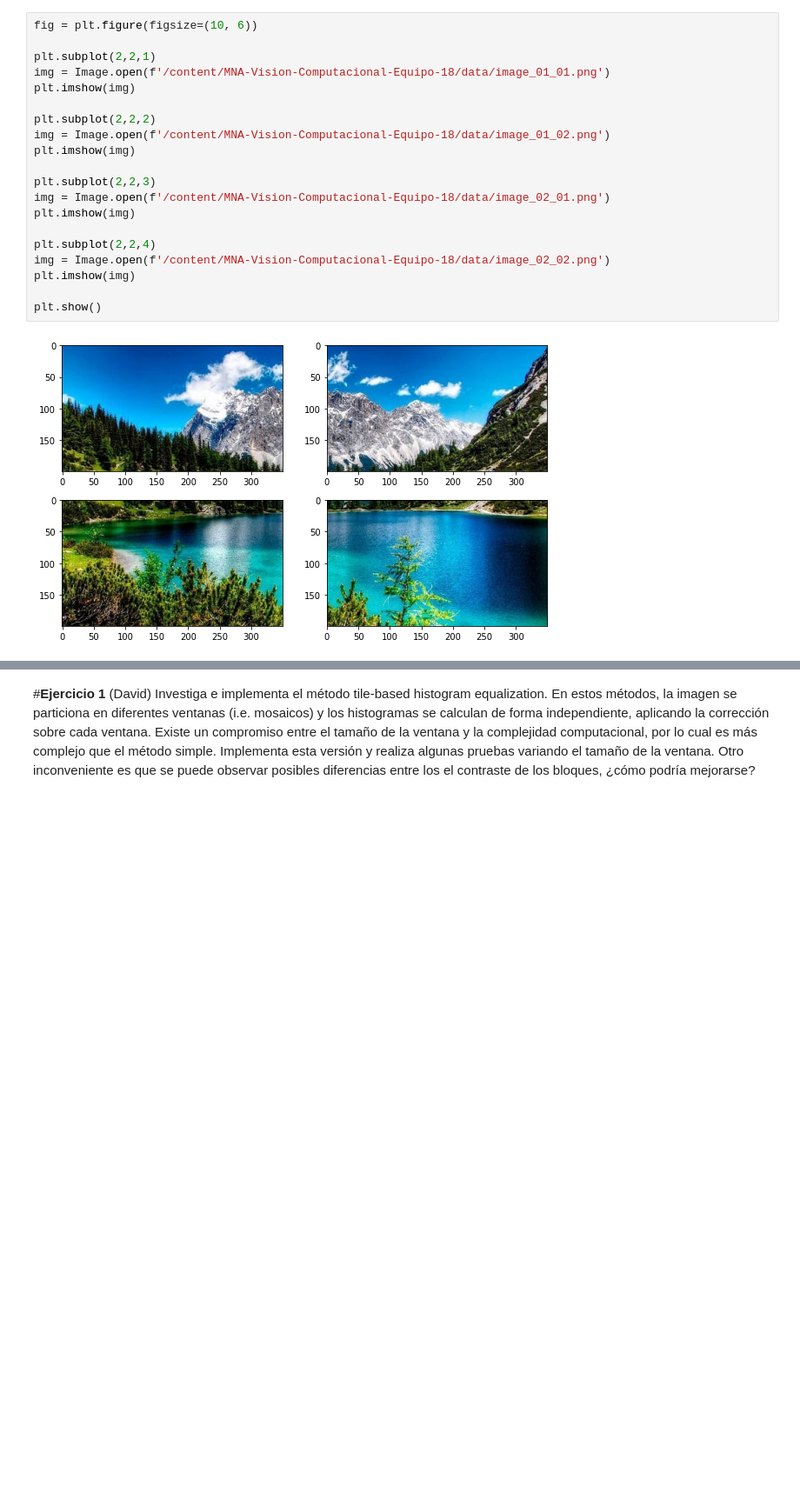
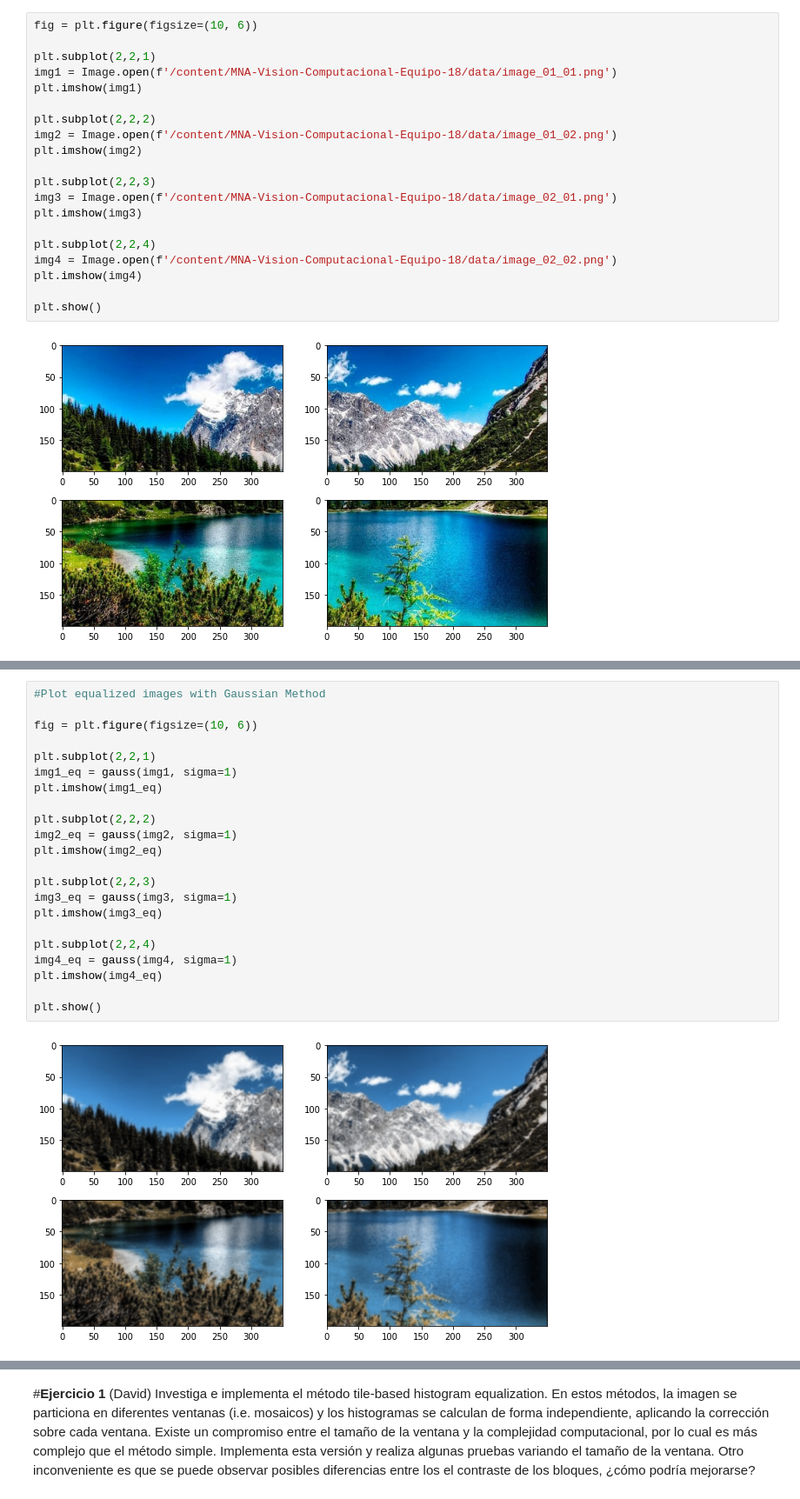
Before and after one commit to rzunick/MNA-Vision-Computacional-Equipo-18, a Jupyter notebook: 2_6_Algoritmos_de_Mejoramiento_de_Imagen_Equipo_18.ipynb, the cells around one changed output, grey strips where cells are left out. Shown at 87% size. Saved outputs shown, nothing was run; the diff lists cells and outputs as text; blank space fills up the shorter version.

```diff
--- a/2_6_Algoritmos_de_Mejoramiento_de_Imagen_Equipo_18.ipynb
+++ b/2_6_Algoritmos_de_Mejoramiento_de_Imagen_Equipo_18.ipynb
@@ -204,20 +209,20 @@ slice('/content/MNA-Vision-Computacional-Equipo-18/data/image.jpg', n)
 fig = plt.figure(figsize=(10, 6))
 
 plt.subplot(2,2,1)
-img = Image.open(f'/content/MNA-Vision-Computacional-Equipo-18/data/image_01_01.png')
-plt.imshow(img)
+img1 = Image.open(f'/content/MNA-Vision-Computacional-Equipo-18/data/image_01_01.png')
+plt.imshow(img1)
 
 plt.subplot(2,2,2)
-img = Image.open(f'/content/MNA-Vision-Computacional-Equipo-18/data/image_01_02.png')
-plt.imshow(img)
+img2 = Image.open(f'/content/MNA-Vision-Computacional-Equipo-18/data/image_01_02.png')
+plt.imshow(img2)
 
 plt.subplot(2,2,3)
-img = Image.open(f'/content/MNA-Vision-Computacional-Equipo-18/data/image_02_01.png')
-plt.imshow(img)
+img3 = Image.open(f'/content/MNA-Vision-Computacional-Equipo-18/data/image_02_01.png')
+plt.imshow(img3)
 
 plt.subplot(2,2,4)
-img = Image.open(f'/content/MNA-Vision-Computacional-Equipo-18/data/image_02_02.png')
-plt.imshow(img)
+img4 = Image.open(f'/content/MNA-Vision-Computacional-Equipo-18/data/image_02_02.png')
+plt.imshow(img4)
 
 plt.show()
 # %% [output]
@@ -224,0 +268,24 @@ plt.show()
+# %%
+#Plot equalized images with Gaussian Method
+
+fig = plt.figure(figsize=(10, 6))
+
+plt.subplot(2,2,1)
+img1_eq = gauss(img1, sigma=1)
+plt.imshow(img1_eq)
+
+plt.subplot(2,2,2)
+img2_eq = gauss(img2, sigma=1)
+plt.imshow(img2_eq)
+
+plt.subplot(2,2,3)
+img3_eq = gauss(img3, sigma=1)
+plt.imshow(img3_eq)
+
+plt.subplot(2,2,4)
+img4_eq = gauss(img4, sigma=1)
+plt.imshow(img4_eq)
+
+plt.show()
+# %% [output]
+[figure, added]
```
Also changed, not shown: parts of 22 cells of this notebook.
